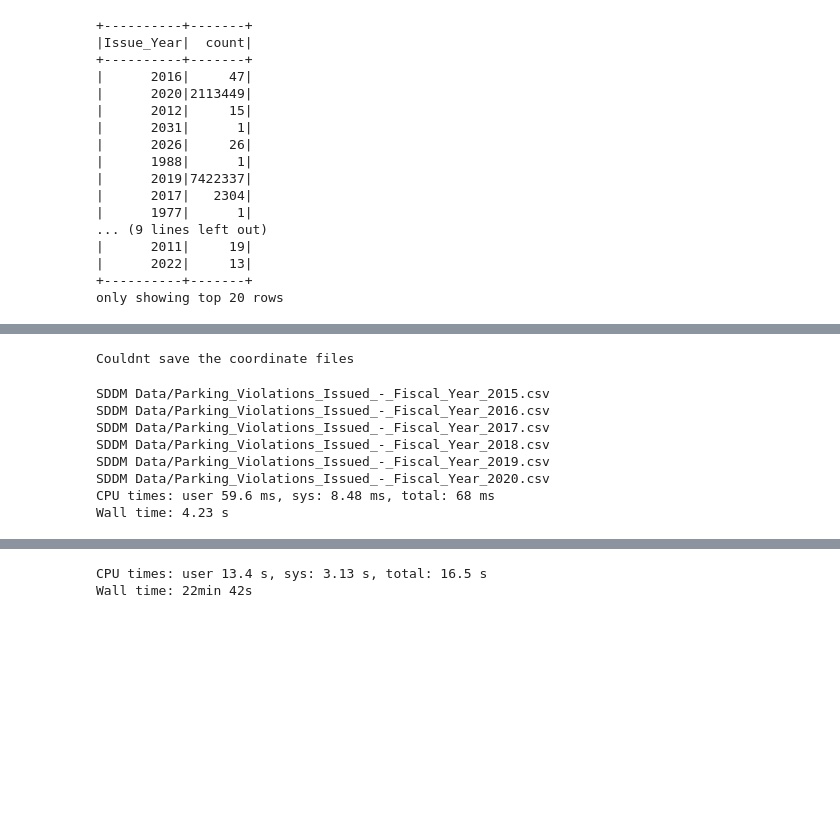
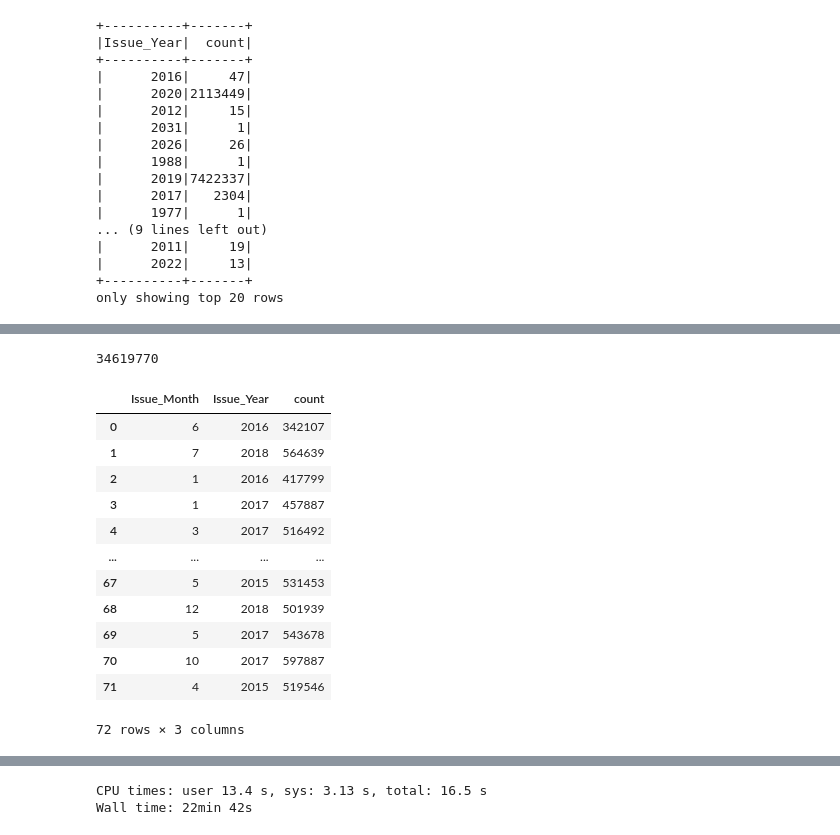
Before and after one commit to mrjtrj/nyc-parking-tickets, a Jupyter notebook: Parking_tickets_analysis.ipynb, the cells around one changed output, grey strips where cells are left out. Saved outputs shown, nothing was run; the diff lists cells and outputs as text; code cells hidden in the pictures; blank space fills up the shorter version.

Commit message:
EDA + Coordinate merge

```diff
--- a/Parking_tickets_analysis.ipynb
+++ b/Parking_tickets_analysis.ipynb
@@ -477,19 +419,20 @@ def EDA(header, tickets, year, groupby, pt, plotdim, plot_data):
-# %%
-coords, c_header, sid, pid = createCoordsFiles(sc, 'SDDM Data/Centerline.csv')
-# %% [output]
-Couldnt save the coordinate files
-# %%
-%%time
-filepath = 'SDDM Data/'
-filename = 'Parking_Violations_Issued_-_Fiscal_Year_'
-year = list(range(2015, 2021))
-tickets, header = getData(sc, filepath, filename, year)
-# %% [output]
-SDDM Data/Parking_Violations_Issued_-_Fiscal_Year_2015.csv
-SDDM Data/Parking_Violations_Issued_-_Fiscal_Year_2016.csv
-SDDM Data/Parking_Violations_Issued_-_Fiscal_Year_2017.csv
-SDDM Data/Parking_Violations_Issued_-_Fiscal_Year_2018.csv
-SDDM Data/Parking_Violations_Issued_-_Fiscal_Year_2019.csv
-SDDM Data/Parking_Violations_Issued_-_Fiscal_Year_2020.csv
-CPU times: user 59.6 ms, sys: 8.48 ms, total: 68 ms
-Wall time: 4.23 s
+# %%
+all_tickets_coordinates.count()
+# %% [output]
+34619770
+# %%
+cound_pd
+# %% [output]
+|  | Issue_Month | Issue_Year | count |
+| 0 | 6 | 2016 | 342107 |
+| 1 | 7 | 2018 | 564639 |
+| 2 | 1 | 2016 | 417799 |
+| 3 | 1 | 2017 | 457887 |
+| 4 | 3 | 2017 | 516492 |
+| ... | ... | ... | ... |
+| 67 | 5 | 2015 | 531453 |
+| 68 | 12 | 2018 | 501939 |
+| 69 | 5 | 2017 | 543678 |
+| 70 | 10 | 2017 | 597887 |
+| 71 | 4 | 2015 | 519546 |
+72 rows × 3 columns
```
Also changed, not shown: parts of 44 cells of this notebook.
